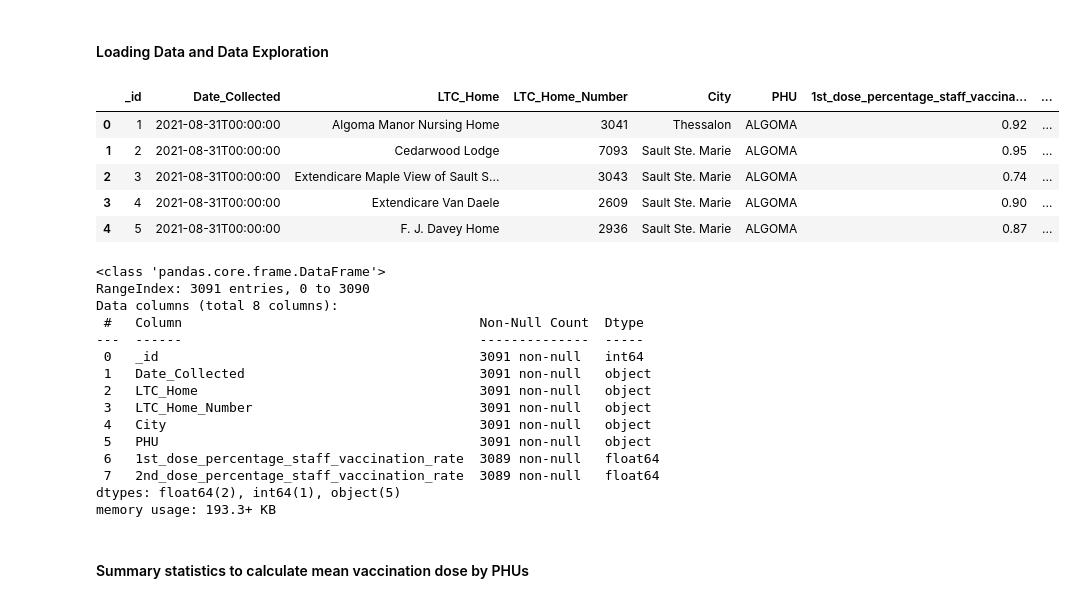
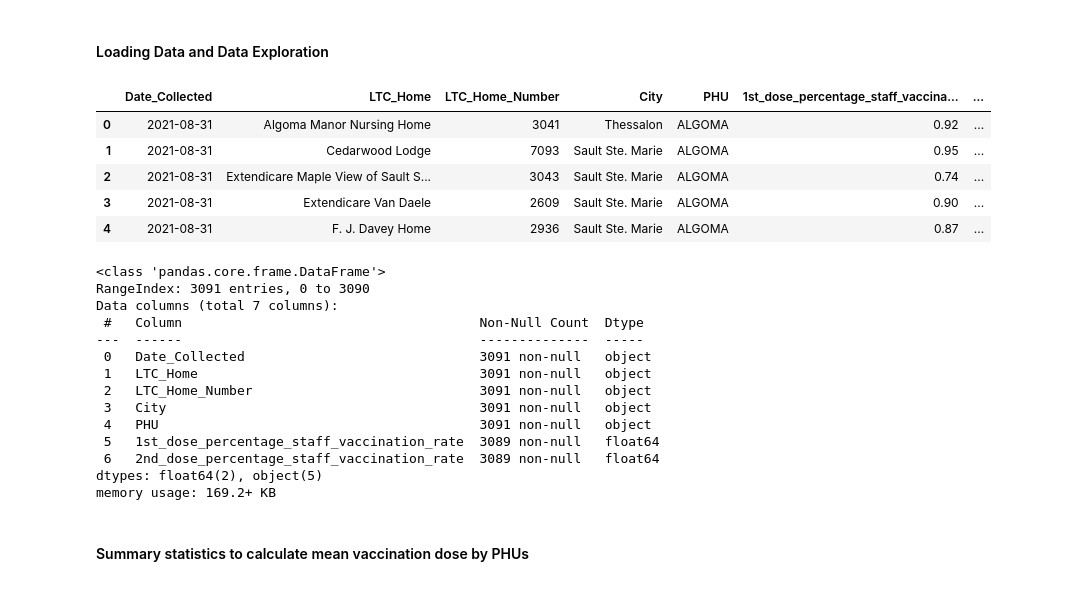
Before and after one commit to chrisdharma/ai4ph-class, a Jupyter notebook: notebook_assgn_ai4ph.ipynb, the cells around one changed output. Cells and saved outputs as stored; diff of their text form; code cells hidden in the pictures.

```diff
--- a/notebook_assgn_ai4ph.ipynb
+++ b/notebook_assgn_ai4ph.ipynb
@@ -14,33 +24,32 @@ Data were collected from August to December 2021. We first calculated the number
 # %%
 import pandas as pd
 
-df=pd.read_csv("f8c54e4a-62b6-4efa-9ce6-a0de42a3867b.csv")
+df=pd.read_csv("ltc_immunization_data.csv")
 df.head()
 # %% [output]
-|  | _id | Date_Collected | LTC_Home | LTC_Home_Number | City | PHU | 1st_dose_percentage_staff_vaccina... | ... |
-| 0 | 1 | 2021-08-31T00:00:00 | Algoma Manor Nursing Home | 3041 | Thessalon | ALGOMA | 0.92 | ... |
-| 1 | 2 | 2021-08-31T00:00:00 | Cedarwood Lodge | 7093 | Sault Ste. Marie | ALGOMA | 0.95 | ... |
-| 2 | 3 | 2021-08-31T00:00:00 | Extendicare Maple View of Sault S... | 3043 | Sault Ste. Marie | ALGOMA | 0.74 | ... |
-| 3 | 4 | 2021-08-31T00:00:00 | Extendicare Van Daele | 2609 | Sault Ste. Marie | ALGOMA | 0.90 | ... |
-| 4 | 5 | 2021-08-31T00:00:00 | F. J. Davey Home | 2936 | Sault Ste. Marie | ALGOMA | 0.87 | ... |
+|  | Date_Collected | LTC_Home | LTC_Home_Number | City | PHU | 1st_dose_percentage_staff_vaccina... | ... |
+| 0 | 2021-08-31 | Algoma Manor Nursing Home | 3041 | Thessalon | ALGOMA | 0.92 | ... |
+| 1 | 2021-08-31 | Cedarwood Lodge | 7093 | Sault Ste. Marie | ALGOMA | 0.95 | ... |
+| 2 | 2021-08-31 | Extendicare Maple View of Sault S... | 3043 | Sault Ste. Marie | ALGOMA | 0.74 | ... |
+| 3 | 2021-08-31 | Extendicare Van Daele | 2609 | Sault Ste. Marie | ALGOMA | 0.90 | ... |
+| 4 | 2021-08-31 | F. J. Davey Home | 2936 | Sault Ste. Marie | ALGOMA | 0.87 | ... |
 # %%
 df.info()
 # %% [output]
 <class 'pandas.core.frame.DataFrame'>
 RangeIndex: 3091 entries, 0 to 3090
-Data columns (total 8 columns):
+Data columns (total 7 columns):
  #   Column                                      Non-Null Count  Dtype
 ---  ------                                      --------------  -----
- 0   _id                                         3091 non-null   int64
- 1   Date_Collected                              3091 non-null   object
- 2   LTC_Home                                    3091 non-null   object
- 3   LTC_Home_Number                             3091 non-null   object
- 4   City                                        3091 non-null   object
- 5   PHU                                         3091 non-null   object
- 6   1st_dose_percentage_staff_vaccination_rate  3089 non-null   float64
- 7   2nd_dose_percentage_staff_vaccination_rate  3089 non-null   float64
-dtypes: float64(2), int64(1), object(5)
-memory usage: 193.3+ KB
+ 0   Date_Collected                              3091 non-null   object
+ 1   LTC_Home                                    3091 non-null   object
+ 2   LTC_Home_Number                             3091 non-null   object
+ 3   City                                        3091 non-null   object
+ 4   PHU                                         3091 non-null   object
+ 5   1st_dose_percentage_staff_vaccination_rate  3089 non-null   float64
+ 6   2nd_dose_percentage_staff_vaccination_rate  3089 non-null   float64
+dtypes: float64(2), object(5)
+memory usage: 169.2+ KB
 # %% [markdown]
 #### Summary statistics to calculate mean vaccination dose by PHUs
 # %%
```
Also changed, not shown: parts of 5 cells of this notebook, 1 other file.
